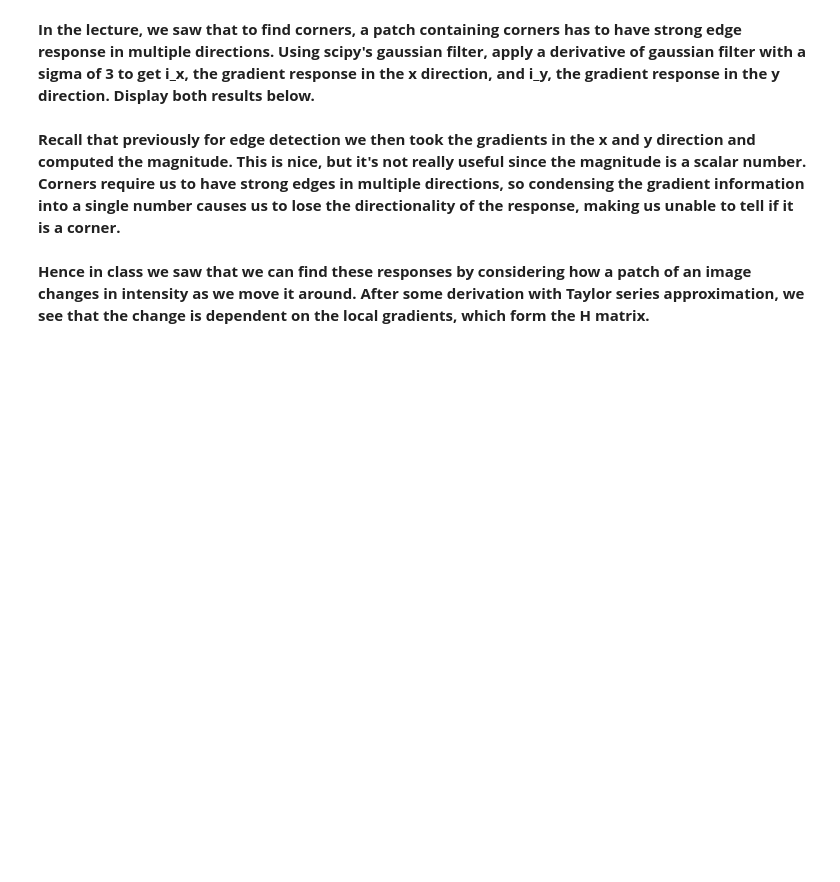
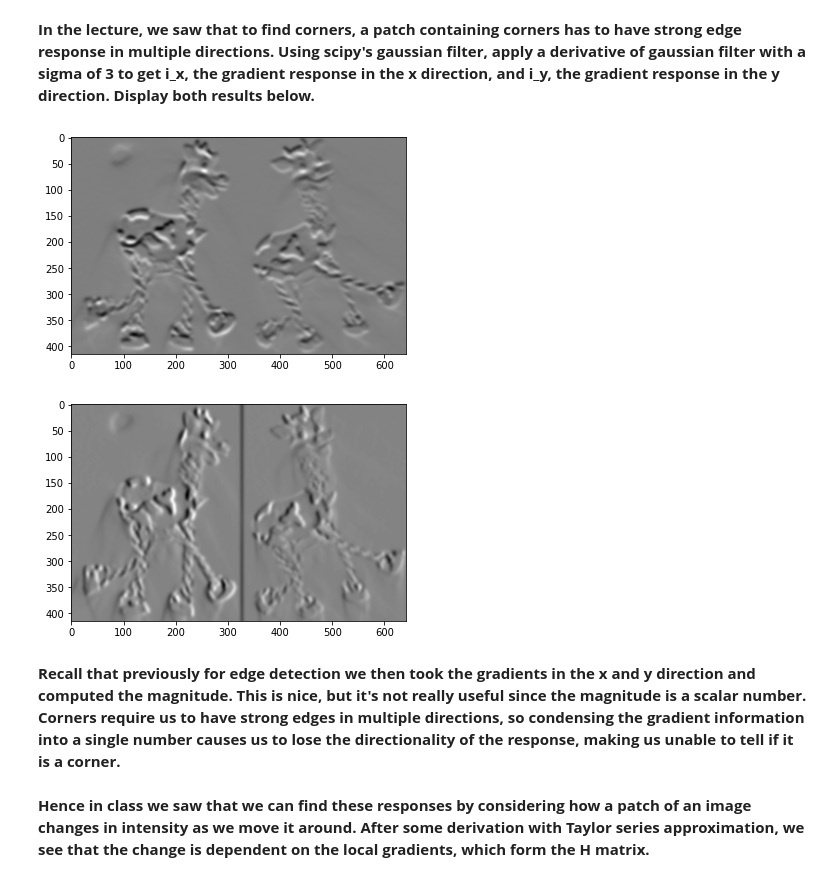
Before and after one commit to dlezcan1/computer-vision-fall-2020, a Jupyter notebook: week4/(Week_4)_Feature_Detection.ipynb, the cells around one changed output. Cells and saved outputs as stored; diff of their text form; code cells hidden in the pictures; blank space fills up the shorter version.

```diff
--- a/week4/(Week_4)_Feature_Detection.ipynb
+++ b/week4/(Week_4)_Feature_Detection.ipynb
@@ -33,3 +31,17 @@ i_y =
+# %%
+from scipy.ndimage.filters import gaussian_filter
+
+i_x = gaussian_filter(gray_image, 3, (0,1))
+i_y = gaussian_filter(gray_image, 3, (1,0))
+
+plt.imshow(i_y, cmap='gray')
+plt.show()
+
+plt.imshow(i_x, cmap='gray')
+plt.show()
+# %% [output]
+[figure, added]
+[figure, added]
 # %% [markdown]
 **Recall that previously for edge detection we then took the gradients in the x and y direction and computed the magnitude. This is nice, but it's not really useful since the magnitude is a scalar number. Corners require us to have strong edges in multiple directions, so condensing the gradient information into a single number causes us to lose the directionality of the response, making us unable to tell if it is a corner.**
 # %% [markdown]
```
Also changed, not shown: parts of 15 cells of this notebook.
